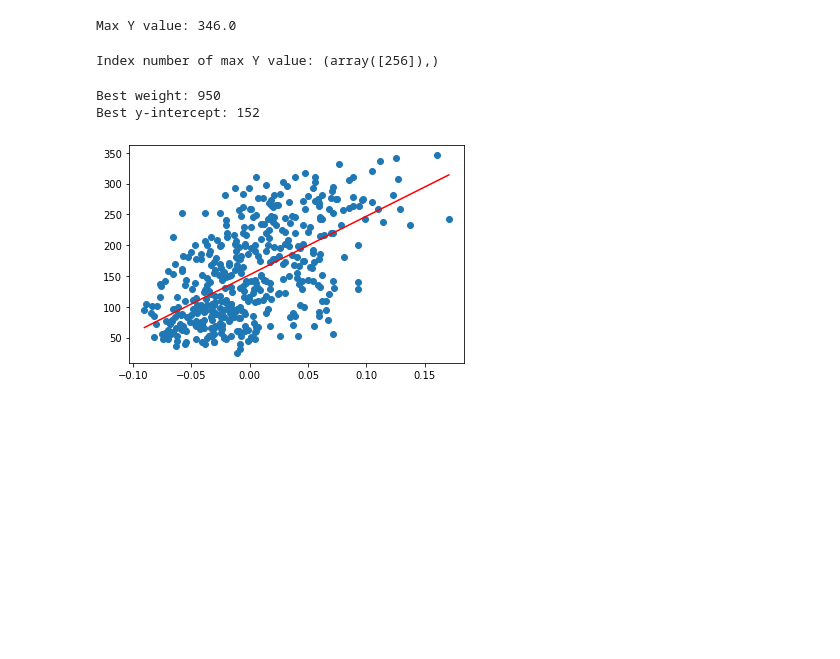
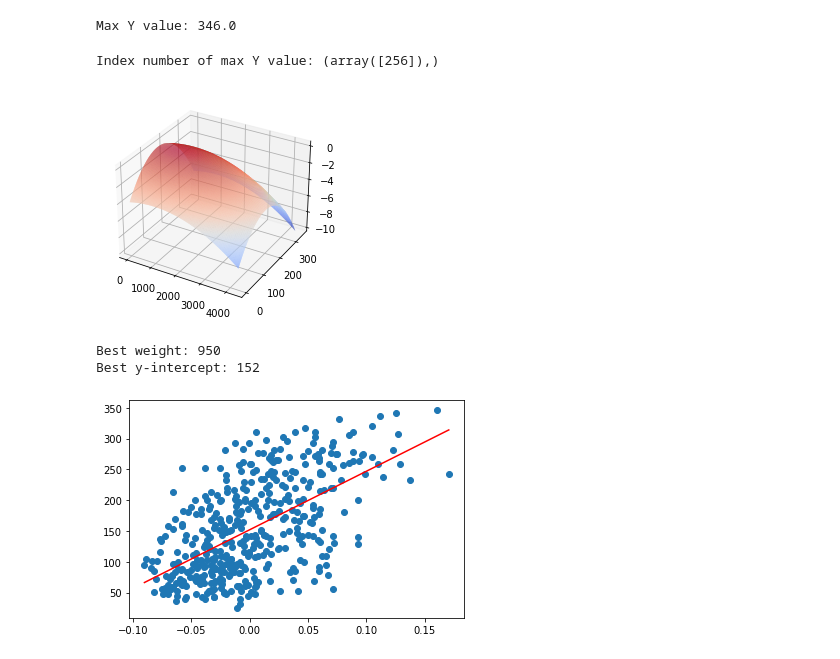
Before and after one commit to zarifatai/ml, a Jupyter notebook: linear_regression.ipynb, the cells around one changed output. Saved outputs shown, nothing was run; the diff lists cells and outputs as text; code cells hidden in the pictures; blank space fills up the shorter version.

```diff
--- a/linear_regression.ipynb
+++ b/linear_regression.ipynb
@@ -44,6 +44,7 @@ weights = list(range(0, int(weight_range), 50))
 y_intercepts = list(range(0, int(max(y))))
 # %%
 n = len(x)
+history = []
 
 r2_best = None
 for weight in weights:
@@ -52,10 +53,20 @@ for weight in weights:
         for i in range(n):
             ss_fit += (y[i] - (weight * x[i] + y_intercept))**2
         r2 = (ss_mean-ss_fit)/ss_mean
+        history.append([weight, y_intercept, r2])
         if r2_best is None or r2 > r2_best:
             r2_best = r2
             best_weight = weight
             best_intercept = y_intercept
+history = np.array(history).T
+# %%
+x, y, z = history
+
+fig, ax = plt.subplots(subplot_kw={"projection": "3d"})
+surf = ax.plot_trisurf(x, y, z, cmap="coolwarm")
+plt.show()
+# %% [output]
+[figure, added]
 # %%
 print("Best weight:", best_weight)
 print("Best y-intercept:", best_intercept)
```
Also changed, not shown: parts of 4 cells of this notebook.
